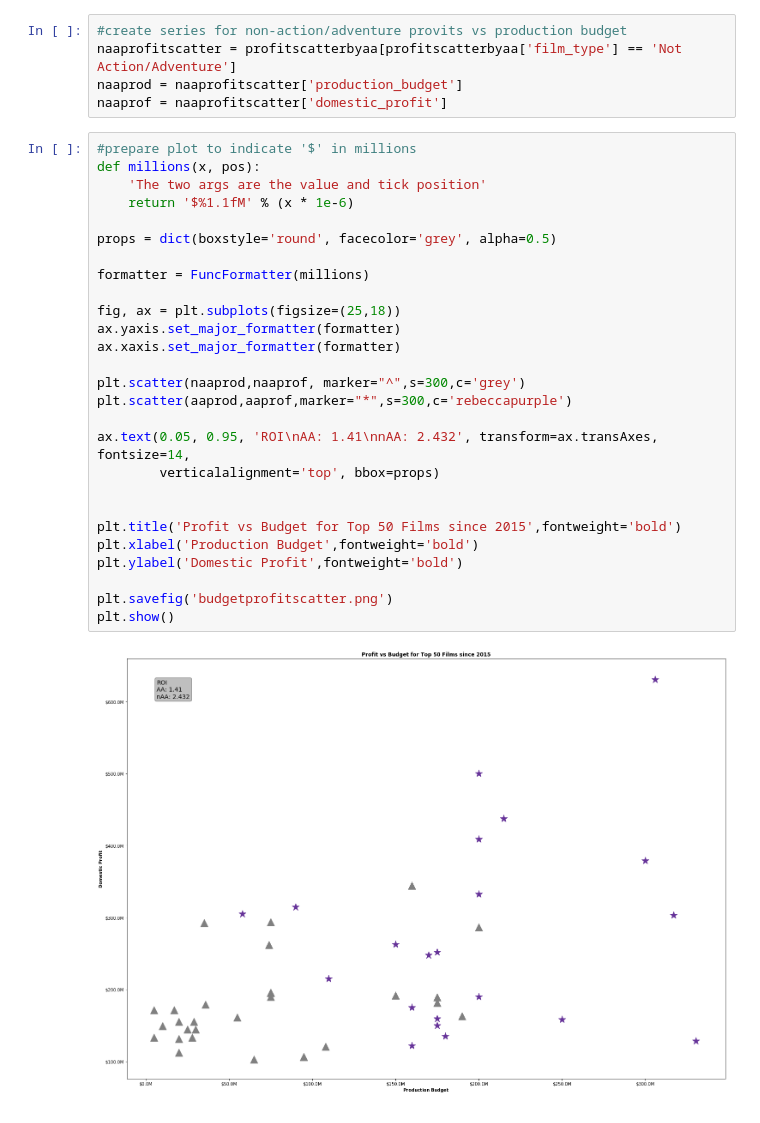
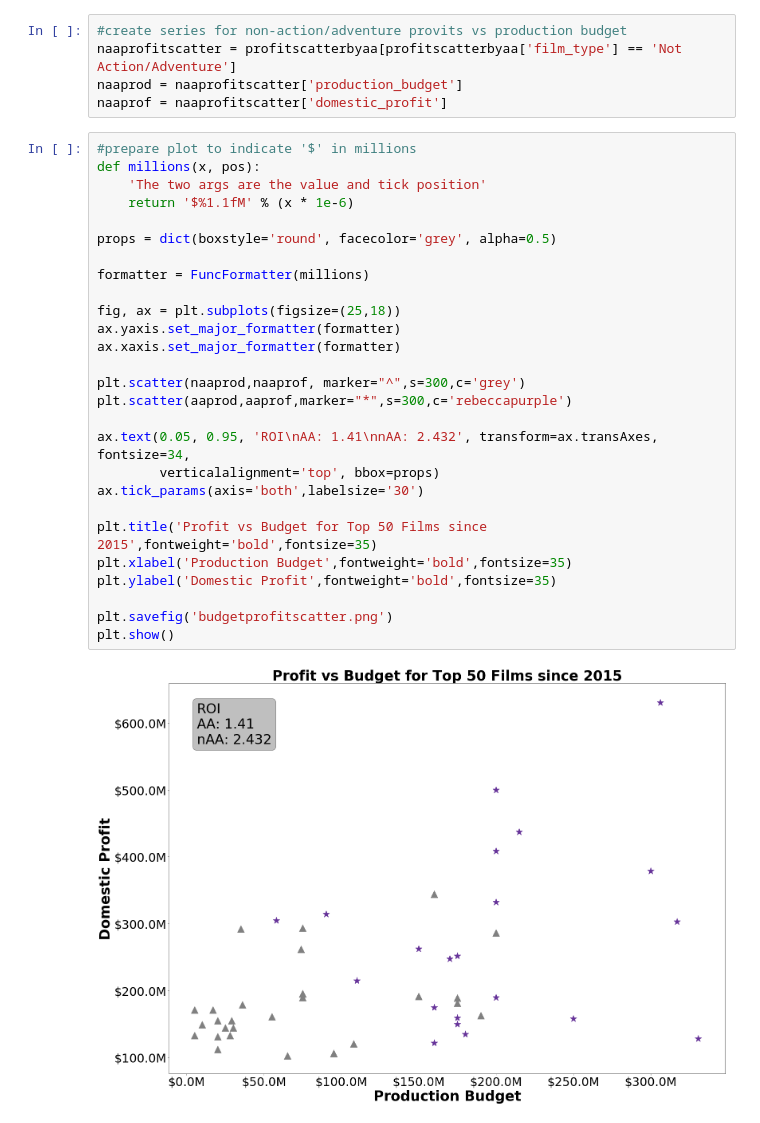
Before and after one commit to a-woodbury/DCDS-MOD1---MS-Movies, a Jupyter notebook: notebooks/mod1_jbaw_analysis&viz_aw.ipynb, the cells around one changed output. Cells and saved outputs as stored; diff of their text form.

```diff
--- a/notebooks/mod1_jbaw_analysis&viz_aw.ipynb
+++ b/notebooks/mod1_jbaw_analysis&viz_aw.ipynb
@@ -100,29 +100,29 @@ naaprof = naaprofitscatter['domestic_profit']
 # %%
 #prepare plot to indicate '$' in millions
 def millions(x, pos):
     'The two args are the value and tick position'
     return '$%1.1fM' % (x * 1e-6)
 
 props = dict(boxstyle='round', facecolor='grey', alpha=0.5)
 
 formatter = FuncFormatter(millions)
 
 fig, ax = plt.subplots(figsize=(25,18))
 ax.yaxis.set_major_formatter(formatter)
 ax.xaxis.set_major_formatter(formatter)
 
 plt.scatter(naaprod,naaprof, marker="^",s=300,c='grey')
 plt.scatter(aaprod,aaprof,marker="*",s=300,c='rebeccapurple')
 
-ax.text(0.05, 0.95, 'ROI\nAA: 1.41\nnAA: 2.432', transform=ax.transAxes, fontsize=14,
+ax.text(0.05, 0.95, 'ROI\nAA: 1.41\nnAA: 2.432', transform=ax.transAxes, fontsize=34,
         verticalalignment='top', bbox=props)
+ax.tick_params(axis='both',labelsize='30')
 
-
-plt.title('Profit vs Budget for Top 50 Films since 2015',fontweight='bold')
-plt.xlabel('Production Budget',fontweight='bold')
-plt.ylabel('Domestic Profit',fontweight='bold')
+plt.title('Profit vs Budget for Top 50 Films since 2015',fontweight='bold',fontsize=35)
+plt.xlabel('Production Budget',fontweight='bold',fontsize=35)
+plt.ylabel('Domestic Profit',fontweight='bold',fontsize=35)
 
 plt.savefig('budgetprofitscatter.png')
 plt.show()
 # %% [output]
-[figure, old version]
+[figure, new version]
```
Also changed, not shown: parts of 1 cell of this notebook, 2 other files.
